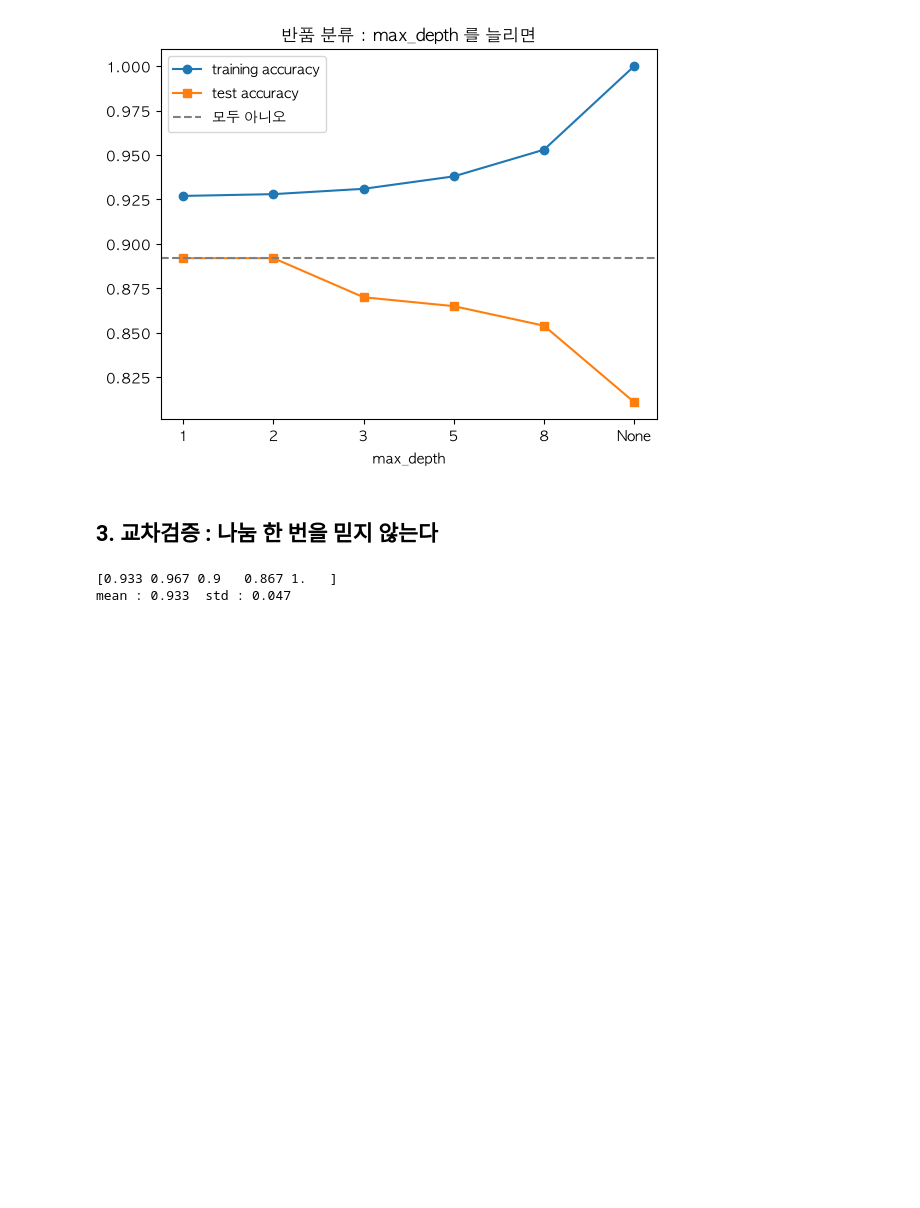
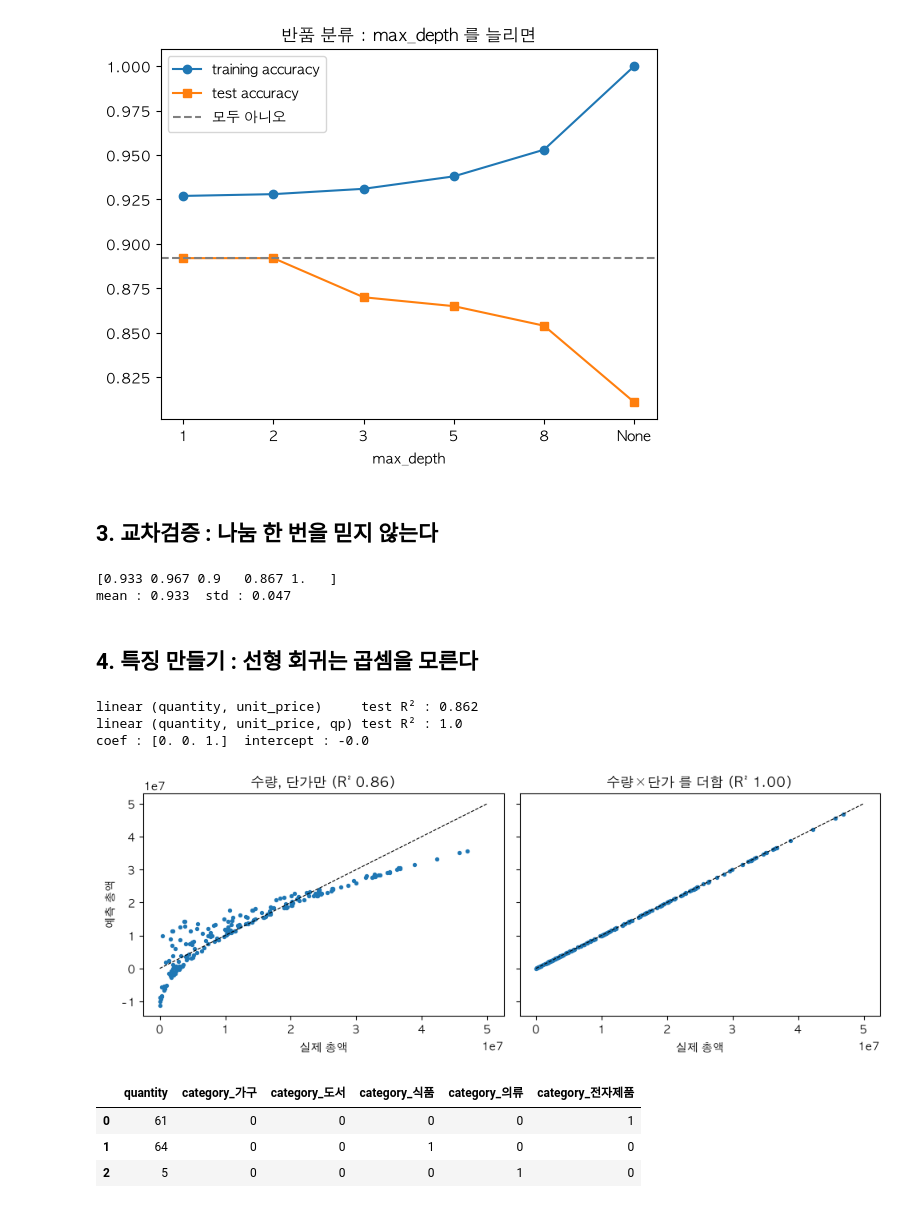
Before and after one commit to Im-Jongseok/data_analysis, a Jupyter notebook: ml3.ipynb, the cells around one changed output. Drawn from its saved outputs; the diff is of its cells as text; code cells hidden in the pictures; blank space fills up the shorter version.

```diff
--- a/ml3.ipynb
+++ b/ml3.ipynb
@@ -113,3 +113,47 @@ print("mean :", scores.mean().round(3), " std :", scores.std().round(3))
 # %% [output]
 [0.933 0.967 0.9   0.867 1.   ]
 mean : 0.933  std : 0.047
+# %% [markdown]
+## 4. 특징 만들기 : 선형 회귀는 곱셈을 모른다
+# %%
+from sklearn.linear_model import LinearRegression
+from sklearn.tree import DecisionTreeRegressor
+
+Xs = sales[["quantity", "unit_price"]]
+ys = sales["total_sales"]
+Xs_train, Xs_test, ys_train, ys_test = train_test_split(
+    Xs, ys, test_size=0.2, random_state=0)
+
+lin = LinearRegression().fit(Xs_train, ys_train)
+print("linear (quantity, unit_price)     test R² :", round(lin.score(Xs_test, ys_test), 3))
+
+Xs2_train = Xs_train.assign(qp=Xs_train["quantity"] * Xs_train["unit_price"])
+Xs2_test  = Xs_test.assign(qp=Xs_test["quantity"] * Xs_test["unit_price"])
+lin2 = LinearRegression().fit(Xs2_train, ys_train)
+print("linear (quantity, unit_price, qp) test R² :", round(lin2.score(Xs2_test, ys_test), 3))
+print("coef :", lin2.coef_.round(3), " intercept :", round(lin2.intercept_, 1))
+# %% [output]
+linear (quantity, unit_price)     test R² : 0.862
+linear (quantity, unit_price, qp) test R² : 1.0
+coef : [0. 0. 1.]  intercept : -0.0
+# %%
+fig, ax = plt.subplots(1, 2, figsize=(10, 3.8), sharey=True)
+ax[0].scatter(ys_test, lin.predict(Xs_test), s=8)
+ax[0].set_title("수량, 단가만 (R² 0.86)")
+ax[1].scatter(ys_test, lin2.predict(Xs2_test), s=8)
+ax[1].set_title("수량×단가 를 더함 (R² 1.00)")
+for a in ax:
+    a.plot([0, 5e7], [0, 5e7], "k--", lw=0.8)
+    a.set_xlabel("실제 총액")
+ax[0].set_ylabel("예측 총액")
+plt.tight_layout()
+plt.show()
+# %% [output]
+[figure, added]
+# %%
+pd.get_dummies(sales[["quantity", "category"]], dtype=int).head(3)
+# %% [output]
+|  | quantity | category_가구 | category_도서 | category_식품 | category_의류 | category_전자제품 |
+| 0 | 61 | 0 | 0 | 0 | 0 | 1 |
+| 1 | 64 | 0 | 0 | 1 | 0 | 0 |
+| 2 | 5 | 0 | 0 | 0 | 1 | 0 |
```
